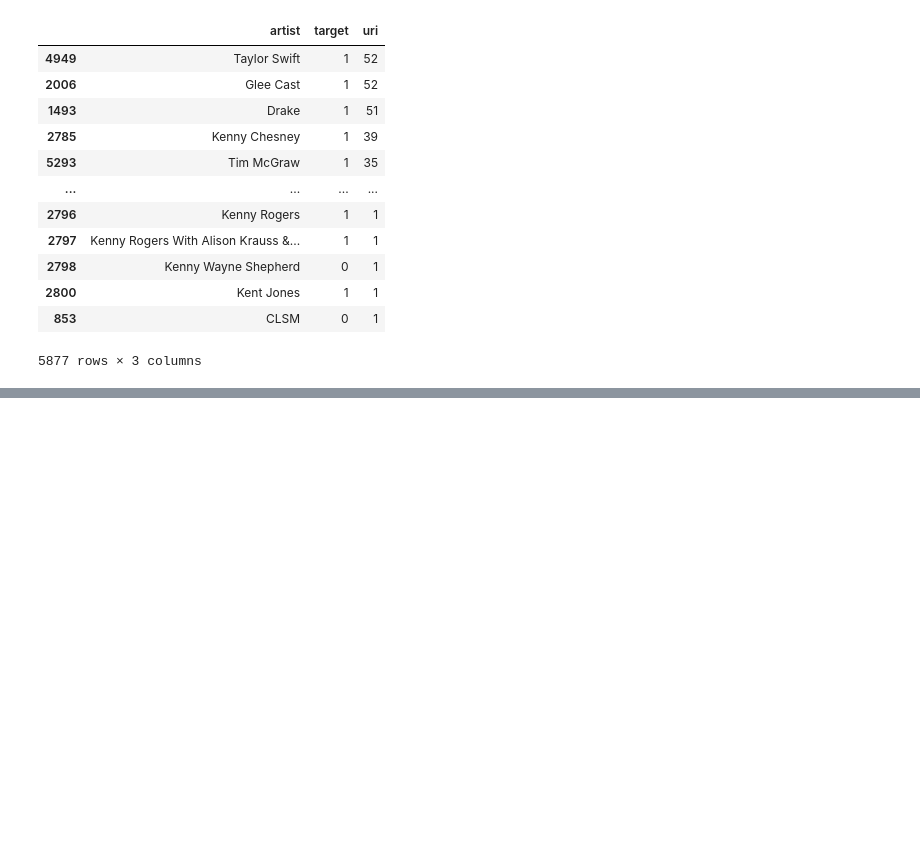
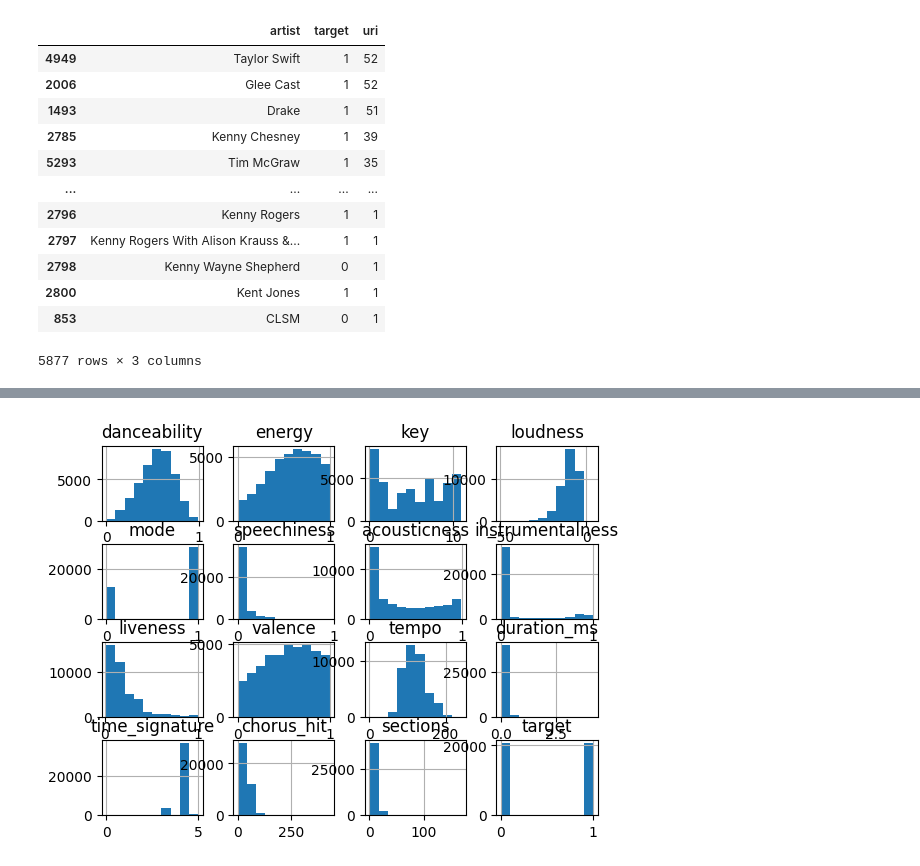
Before and after one commit to SilverMetz/Hit_Song_Science, a Jupyter notebook: feature_analysis.ipynb, the cells around one changed output, grey strips where cells are left out. Cells and saved outputs as stored; diff of their text form; code cells hidden in the pictures; blank space fills up the shorter version.

```diff
--- a/feature_analysis.ipynb
+++ b/feature_analysis.ipynb
@@ -49,0 +80,10 @@ df_merged.groupby(['artist', 'target'], as_index=False)['uri'].count().sort_valu
+# %%
+dfs = []
+for f in ['00', '10', '60', '70', '80', '90']:
+    df=pd.read_csv(f"./Dataset/Songs_1960s_to_2010s/dataset-of-{f}s.csv")
+    dfs.append(df)
+df_merged = pd.concat(dfs)
+df_with_numerical_features = df_merged[['danceability', 'energy', 'key', 'loudness',
+       'mode', 'speechiness', 'acousticness', 'instrumentalness', 'liveness',
+       'valence', 'tempo', 'duration_ms', 'time_signature', 'chorus_hit',
+       'sections', 'target']]
@@ -49,0 +108,4 @@ df_merged.groupby(['artist', 'target'], as_index=False)['uri'].count().sort_valu
+# %%
+_ = df_merged.hist()
+# %% [output]
+[figure, added]
```
Also changed, not shown: parts of 12 cells of this notebook.
